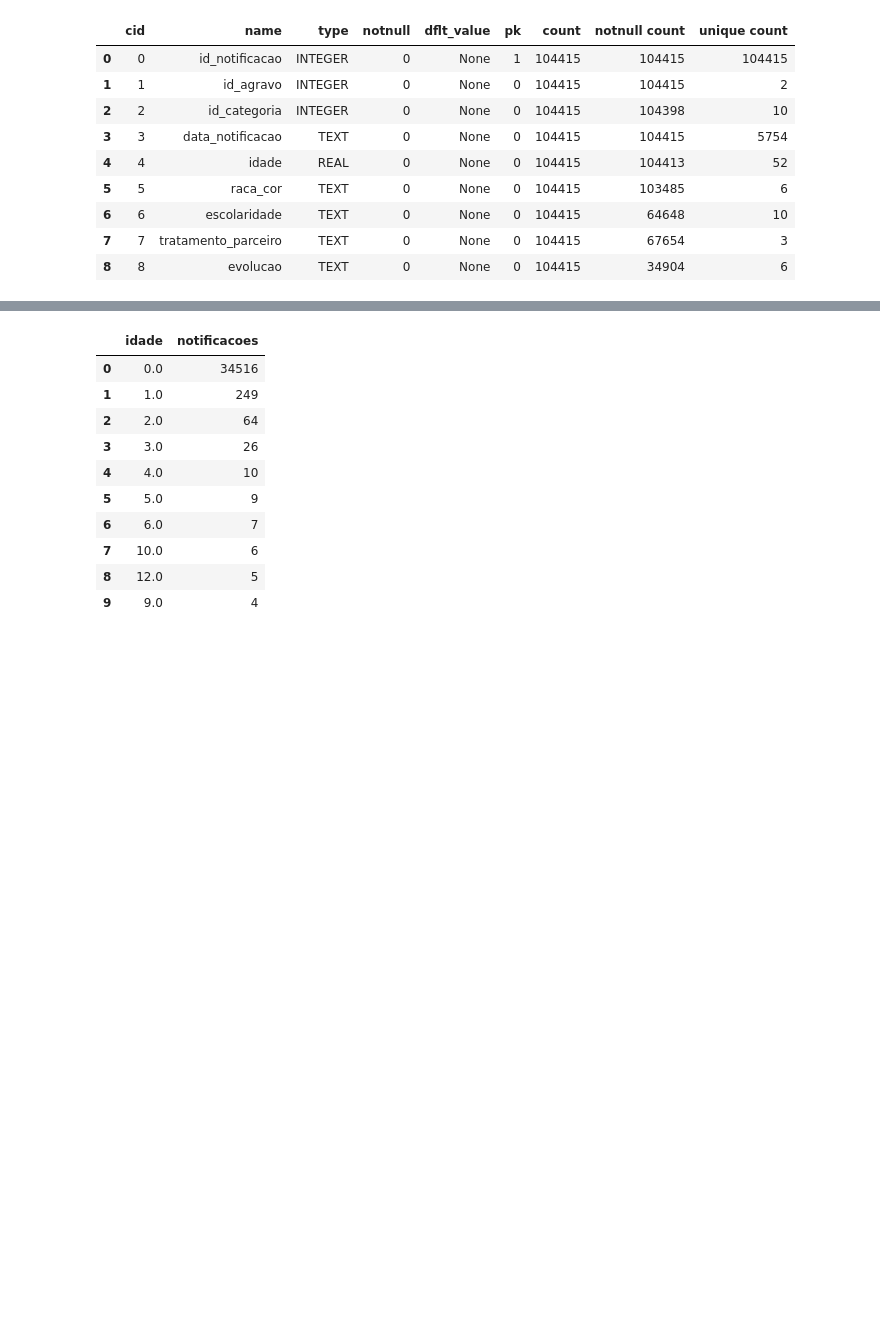
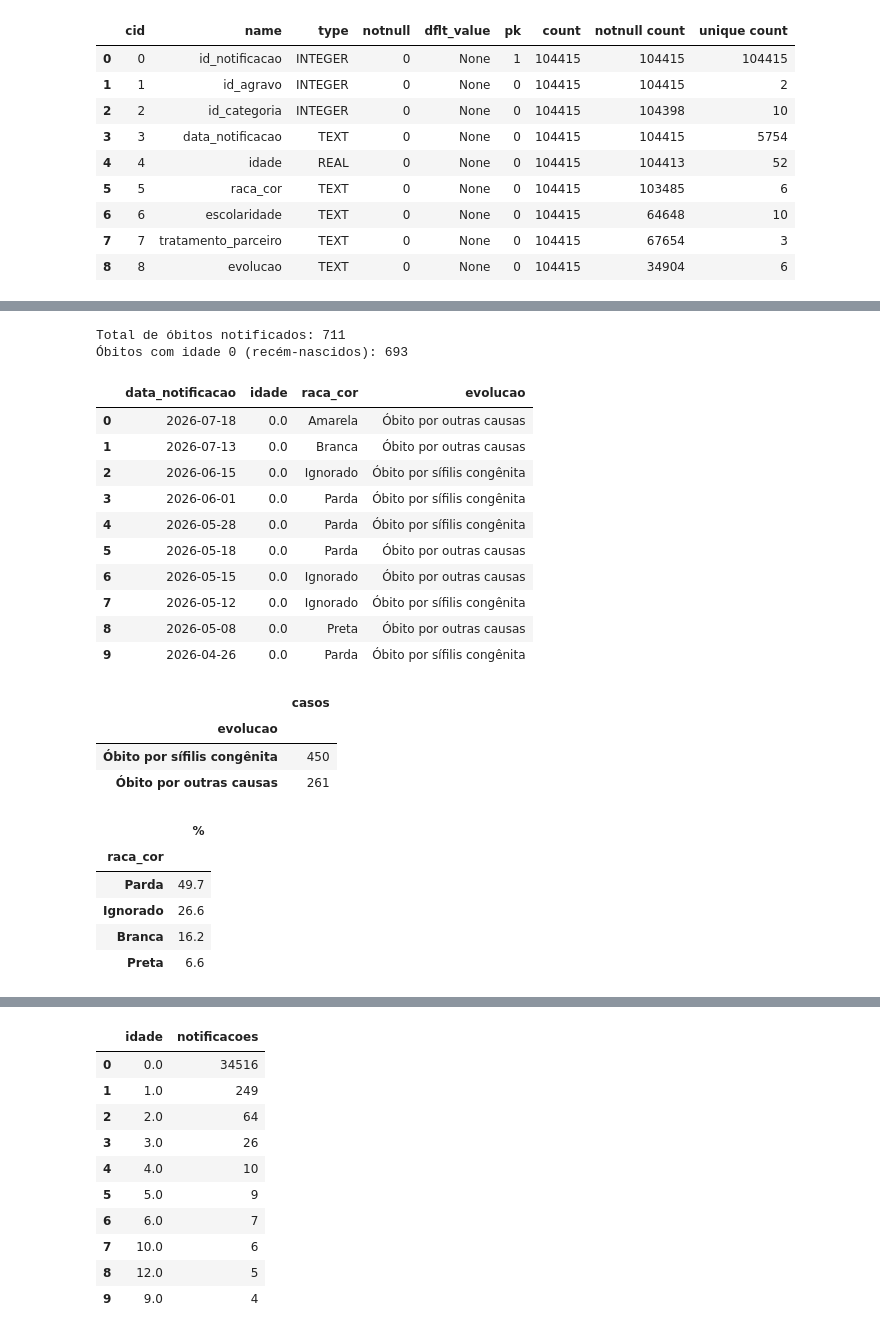
Before and after one commit to nomelegal3g/Trabalho-IBD, a Jupyter notebook: Trabalho_IBD_modelo_EDA.ipynb, the cells around one changed output, grey strips where cells are left out. Saved outputs shown, nothing was run; the diff lists cells and outputs as text; code cells hidden in the pictures; blank space fills up the shorter version.

```diff
--- a/Trabalho_IBD_modelo_EDA.ipynb
+++ b/Trabalho_IBD_modelo_EDA.ipynb
@@ -336,0 +391,38 @@ plt.rcParams["figure.figsize"] = (9, 4)
+# %%
+obitos = fetch("""
+SELECT data_notificacao, idade, raca_cor, evolucao
+FROM notificacao
+WHERE id_agravo = 2
+  AND evolucao LIKE 'Óbito%'
+ORDER BY data_notificacao DESC
+""", con)
+
+print("Total de óbitos notificados:", len(obitos))
+print("Óbitos com idade 0 (recém-nascidos):", int((obitos["idade"] == 0).sum()))
+display(obitos.head(10))
+display(obitos["evolucao"].value_counts().to_frame("casos"))
+display(obitos["raca_cor"].value_counts(normalize=True).mul(100).round(1).head(4).to_frame("%"))
+# %% [output]
+Total de óbitos notificados: 711
+Óbitos com idade 0 (recém-nascidos): 693
+|  | data_notificacao | idade | raca_cor | evolucao |
+| 0 | 2026-07-18 | 0.0 | Amarela | Óbito por outras causas |
+| 1 | 2026-07-13 | 0.0 | Branca | Óbito por outras causas |
+| 2 | 2026-06-15 | 0.0 | Ignorado | Óbito por sífilis congênita |
+| 3 | 2026-06-01 | 0.0 | Parda | Óbito por sífilis congênita |
+| 4 | 2026-05-28 | 0.0 | Parda | Óbito por sífilis congênita |
+| 5 | 2026-05-18 | 0.0 | Parda | Óbito por outras causas |
+| 6 | 2026-05-15 | 0.0 | Ignorado | Óbito por outras causas |
+| 7 | 2026-05-12 | 0.0 | Ignorado | Óbito por sífilis congênita |
+| 8 | 2026-05-08 | 0.0 | Preta | Óbito por outras causas |
+| 9 | 2026-04-26 | 0.0 | Parda | Óbito por sífilis congênita |
+|  | casos |
+| evolucao |  |
+| Óbito por sífilis congênita | 450 |
+| Óbito por outras causas | 261 |
+|  | % |
+| raca_cor |  |
+| Parda | 49.7 |
+| Ignorado | 26.6 |
+| Branca | 16.2 |
+| Preta | 6.6 |
```
Also changed, not shown: parts of 72 cells of this notebook, 1 other file.
